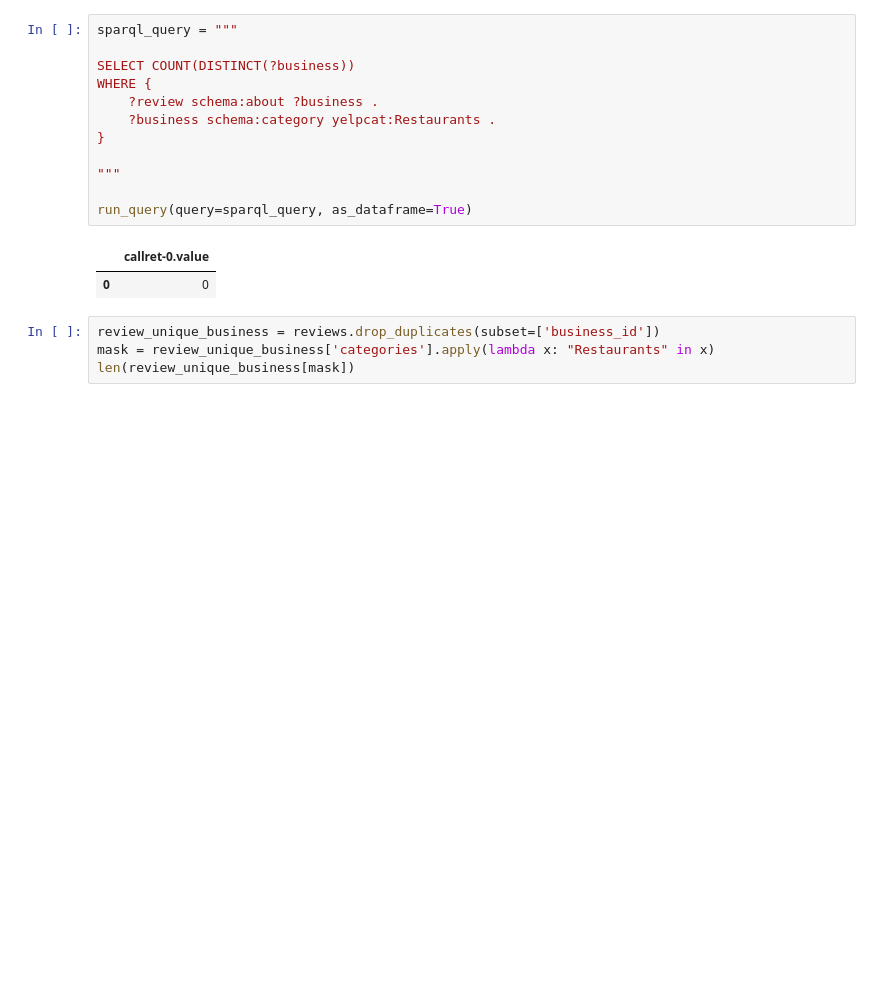
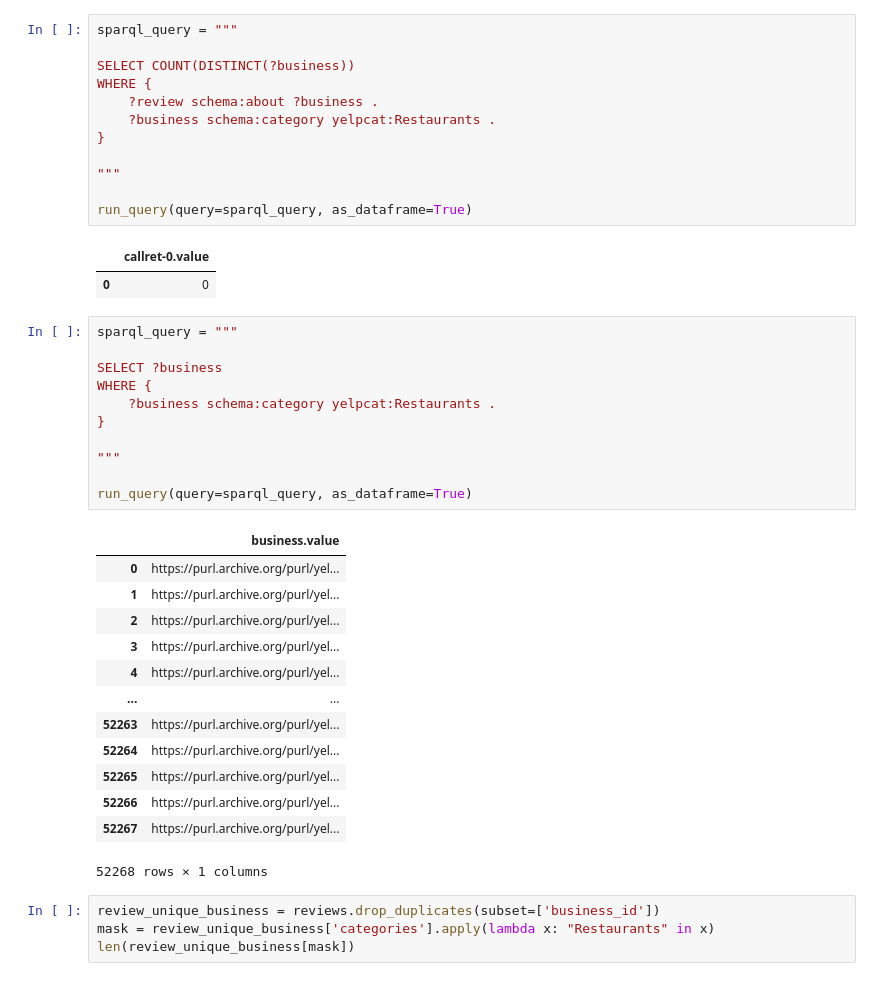
Before and after one commit to christiannielsen98/DVML-P7, a Jupyter notebook: Code/CompetencyQuestions/yelp_competency_question.ipynb, the cells around one changed output. Cells and saved outputs as stored; diff of their text form; blank space fills up the shorter version.

```diff
--- a/Code/CompetencyQuestions/yelp_competency_question.ipynb
+++ b/Code/CompetencyQuestions/yelp_competency_question.ipynb
@@ -89,6 +89,31 @@ run_query(query=sparql_query, as_dataframe=True)
 # %% [output]
 |  | callret-0.value |
 | 0 | 0 |
+# %%
+sparql_query = """
+
+SELECT ?business
+WHERE {
+    ?business schema:category yelpcat:Restaurants .
+}
+
+"""
+
+run_query(query=sparql_query, as_dataframe=True)
+# %% [output]
+|  | business.value |
+| 0 | https://purl.archive.org/purl/yel... |
+| 1 | https://purl.archive.org/purl/yel... |
+| 2 | https://purl.archive.org/purl/yel... |
+| 3 | https://purl.archive.org/purl/yel... |
+| 4 | https://purl.archive.org/purl/yel... |
+| ... | ... |
+| 52263 | https://purl.archive.org/purl/yel... |
+| 52264 | https://purl.archive.org/purl/yel... |
+| 52265 | https://purl.archive.org/purl/yel... |
+| 52266 | https://purl.archive.org/purl/yel... |
+| 52267 | https://purl.archive.org/purl/yel... |
+52268 rows × 1 columns
 # %%
 review_unique_business = reviews.drop_duplicates(subset=['business_id'])
 mask = review_unique_business['categories'].apply(lambda x: "Restaurants" in x)
```
Also changed, not shown: parts of 16 cells of this notebook, 4 other files.
